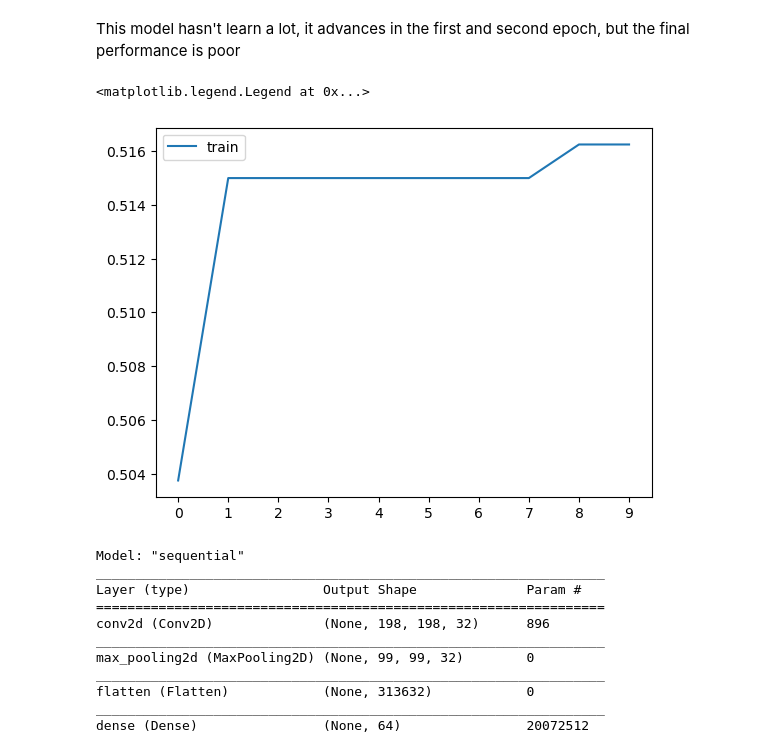
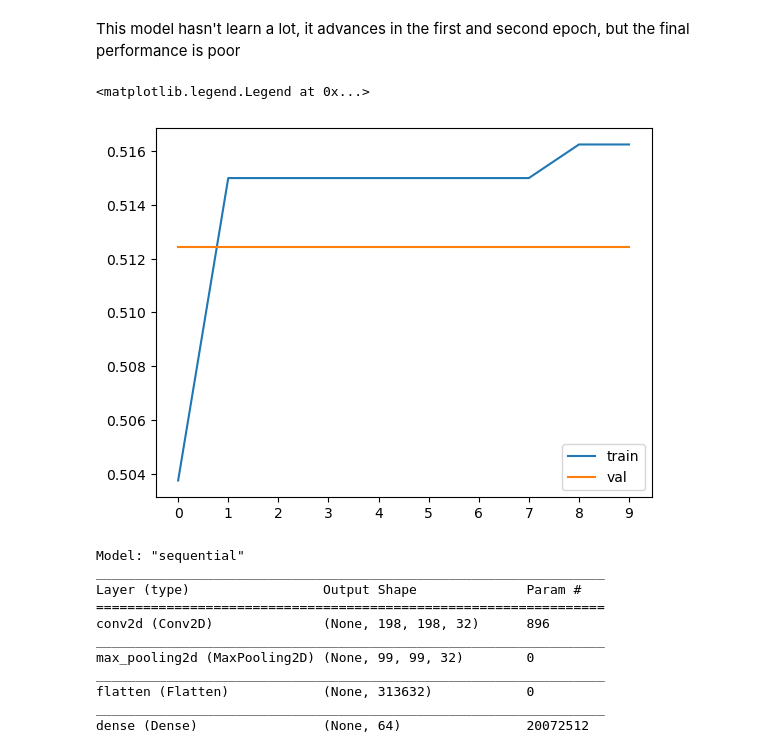
Before and after one commit to Maxkaizo/ml_zc_w8_lap, a Jupyter notebook: hw_notebook.ipynb, the cells around one changed output. Cells and saved outputs as stored; diff of their text form; code cells hidden in the pictures.

```diff
--- a/hw_notebook.ipynb
+++ b/hw_notebook.ipynb
@@ -141,12 +141,12 @@ Epoch 10/10
 This model hasn't learn a lot, it advances in the first and second epoch, but the final performance is poor
 # %%
 plt.plot(history.history['accuracy'], label='train')
-#plt.plot(history.history['val_accuracy'], label='val')
+plt.plot(history.history['val_accuracy'], label='val')
 plt.xticks(np.arange(10))
 plt.legend()
 # %% [output]
 <matplotlib.legend.Legend at 0x...>
-[figure, old version]
+[figure, new version]
 # %%
 model.summary()
 # %% [output]
```
Also changed, not shown: parts of 5 cells of this notebook.
